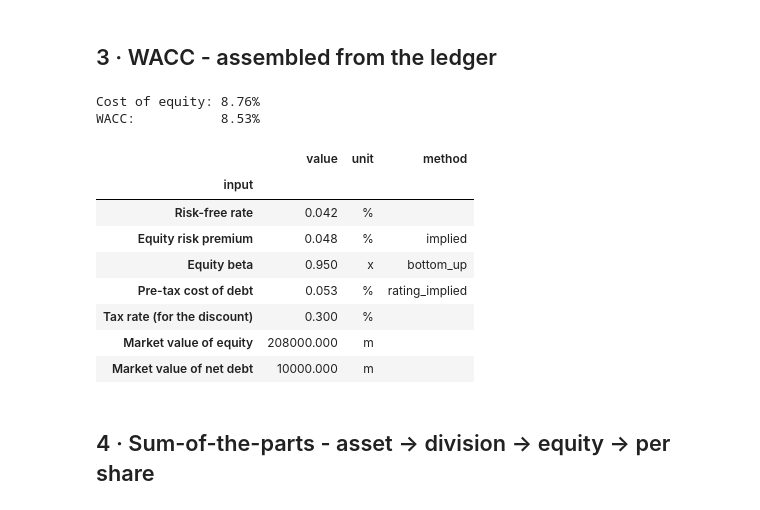
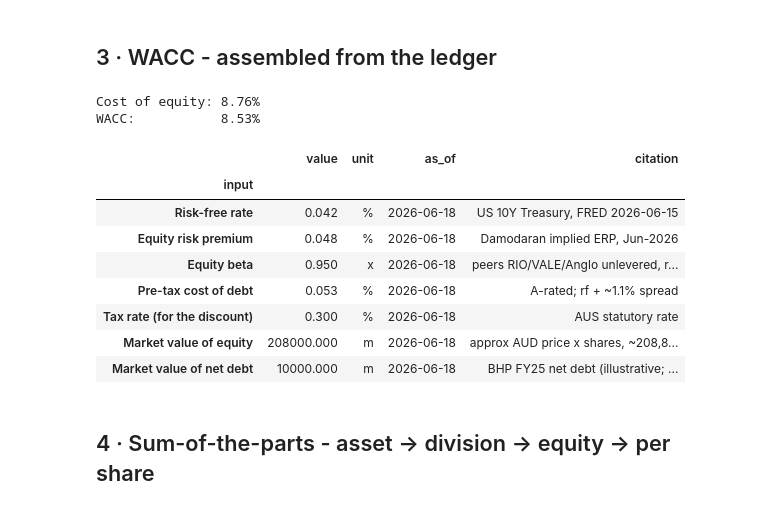
Before and after one commit to henrydate/equity-valuation-models, a Jupyter notebook: showcase.ipynb, the cells around one changed output. Drawn from its saved outputs; the diff is of its cells as text; code cells hidden in the pictures.

```diff
--- a/showcase.ipynb
+++ b/showcase.ipynb
@@ -56,12 +58,12 @@ rows = [{
     "input": e.label,
     "value": _vshow(e.value),
     "unit": e.unit,
-    "kind": e.kind.value,
+    "as_of": e.as_of,
     "source": e.source_type.name.replace("_", " ").title(),
+    "citation": e.citation,
     "verified": "✓" if e.verification == VerificationStatus.VERIFIED else "—",
-    "method": e.method or "",
 } for k, e in ledger.entries.items()]
 
-pd.set_option("display.max_colwidth", 64)
+pd.set_option("display.max_colwidth", 80)
 pd.DataFrame(rows).set_index("key")
 # %% [output]
@@ -126,25 +128,26 @@ WACC cross-checks:
 # %%
 keys = ["wacc.risk_free", "wacc.erp", "wacc.equity_beta", "wacc.cost_of_debt",
         "wacc.tax_rate", "wacc.mv_equity", "wacc.mv_debt"]
 rows = [{"input": ledger.get(k).label, "value": ledger.get(k).value,
-         "unit": ledger.get(k).unit, "method": ledger.get(k).method or ""}
+         "unit": ledger.get(k).unit, "as_of": ledger.get(k).as_of,
+         "citation": ledger.get(k).citation}
         for k in keys if ledger.get(k)]
 
 print(f"Cost of equity: {ledger.results['cost_of_equity']['value']:.2%}")
 print(f"WACC:           {ledger.results['wacc']['value']:.2%}")
 pd.DataFrame(rows).set_index("input")
 # %% [output]
 Cost of equity: 8.76%
 WACC:           8.53%
-|  | value | unit | method |
-| input |  |  |  |
-| Risk-free rate | 0.042 | % |  |
-| Equity risk premium | 0.048 | % | implied |
-| Equity beta | 0.950 | x | bottom_up |
-| Pre-tax cost of debt | 0.053 | % | rating_implied |
-| Tax rate (for the discount) | 0.300 | % |  |
-| Market value of equity | 208000.000 | m |  |
-| Market value of net debt | 10000.000 | m |  |
+|  | value | unit | as_of | citation |
+| input |  |  |  |  |
+| Risk-free rate | 0.042 | % | 2026-06-18 | US 10Y Treasury, FRED 2026-06-15 |
+| Equity risk premium | 0.048 | % | 2026-06-18 | Damodaran implied ERP, Jun-2026 |
+| Equity beta | 0.950 | x | 2026-06-18 | peers RIO/VALE/Anglo unlevered, r... |
+| Pre-tax cost of debt | 0.053 | % | 2026-06-18 | A-rated; rf + ~1.1% spread |
+| Tax rate (for the discount) | 0.300 | % | 2026-06-18 | AUS statutory rate |
+| Market value of equity | 208000.000 | m | 2026-06-18 | approx AUD price x shares, ~208,8... |
+| Market value of net debt | 10000.000 | m | 2026-06-18 | BHP FY25 net debt (illustrative; ... |
 # %% [markdown]
 ## 4 · Sum-of-the-parts - asset -> division -> equity -> per share
 # %%
```
Also changed, not shown: parts of 4 cells of this notebook, 7 other files.
